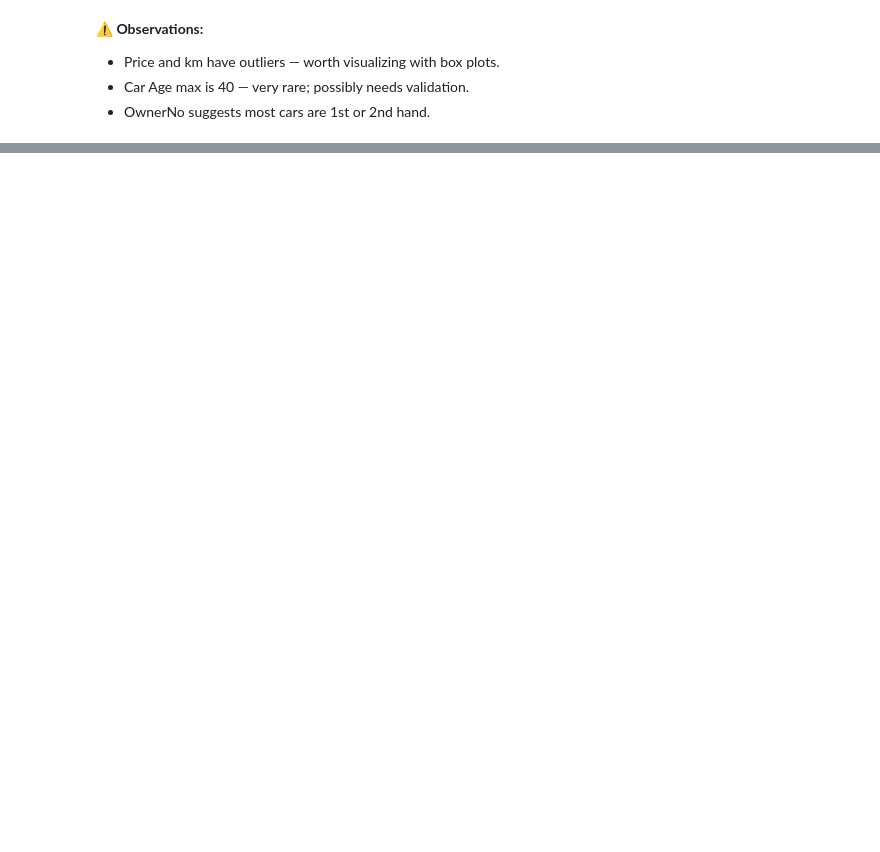
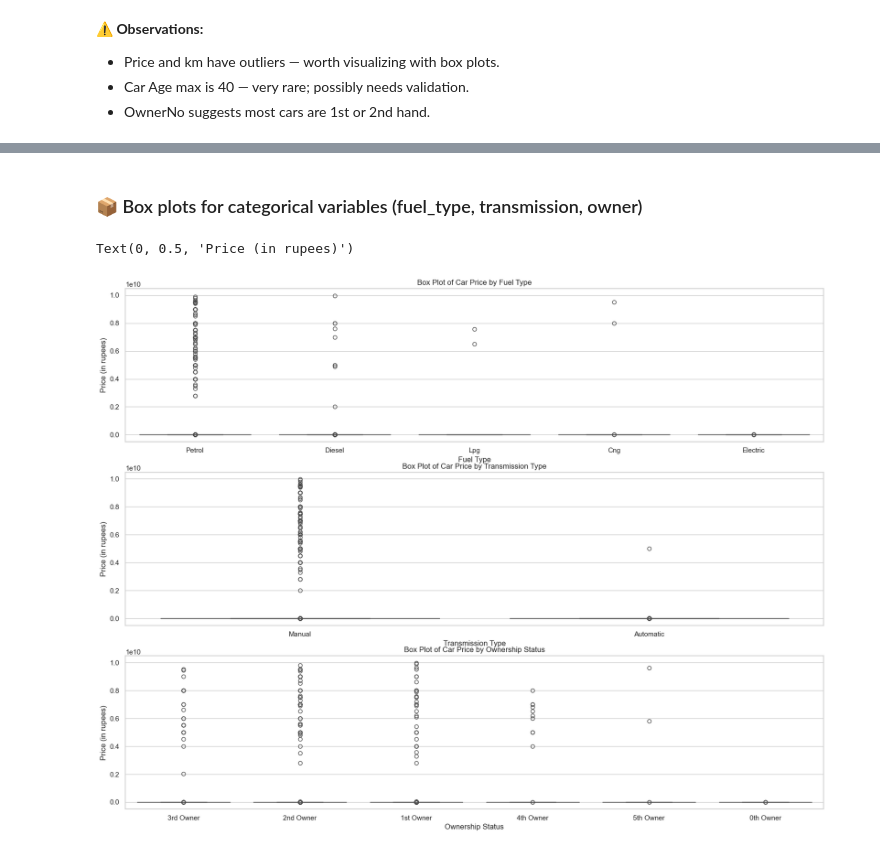
Before and after one commit to duggalvivekmr/car-dheko-used-car-price-prediction, a Jupyter notebook: notebooks/eda.ipynb, the cells around one changed output, grey strips where cells are left out. Saved outputs shown, nothing was run; the diff lists cells and outputs as text; code cells hidden in the pictures; blank space fills up the shorter version.

```diff
--- a/notebooks/eda.ipynb
+++ b/notebooks/eda.ipynb
@@ -252,0 +363,37 @@ ownerNo        8369.0  1.360139e+00  6.419585e-01       0.0       1.0       1.0
+# %% [markdown]
+### 📦 Box plots for categorical variables (fuel_type, transmission, owner)
+# %%
+# prepare box plots for categorical variables
+
+# prepare clean data for box plots
+full_detail_df['fuel_type'] = full_detail_df['ft']
+full_detail_df['ownership_status'] = full_detail_df['owner']
+full_detail_df['transmission_type'] = full_detail_df['transmission']
+
+# Set plot style
+sns.set(style="whitegrid")
+plt.figure(figsize=(20, 15))
+
+# Box plot for Price by Fuel Type
+plt.subplot(3, 1, 1)
+sns.boxplot(x= 'fuel_type', y= 'price_cleaned', data=full_detail_df)
+plt.title('Box Plot of Car Price by Fuel Type')
+plt.xlabel('Fuel Type')
+plt.ylabel('Price (in rupees)')
+
+# Box plot for Price by Transmission Type
+plt.subplot(3, 1, 2)
+sns.boxplot(x='transmission_type', y='price_cleaned', data=full_detail_df)
+plt.title('Box Plot of Car Price by Transmission Type')
+plt.xlabel('Transmission Type')
+plt.ylabel('Price (in rupees)')
+
+# Box plot for Price by Ownership Status
+plt.subplot(3, 1, 3)
+sns.boxplot(x='ownership_status', y='price_cleaned', data=full_detail_df)
+plt.title('Box Plot of Car Price by Ownership Status')
+plt.xlabel('Ownership Status')
+plt.ylabel('Price (in rupees)')
+# %% [output]
+Text(0, 0.5, 'Price (in rupees)')
+[figure, added]
```
Also changed, not shown: parts of 12 cells of this notebook.
